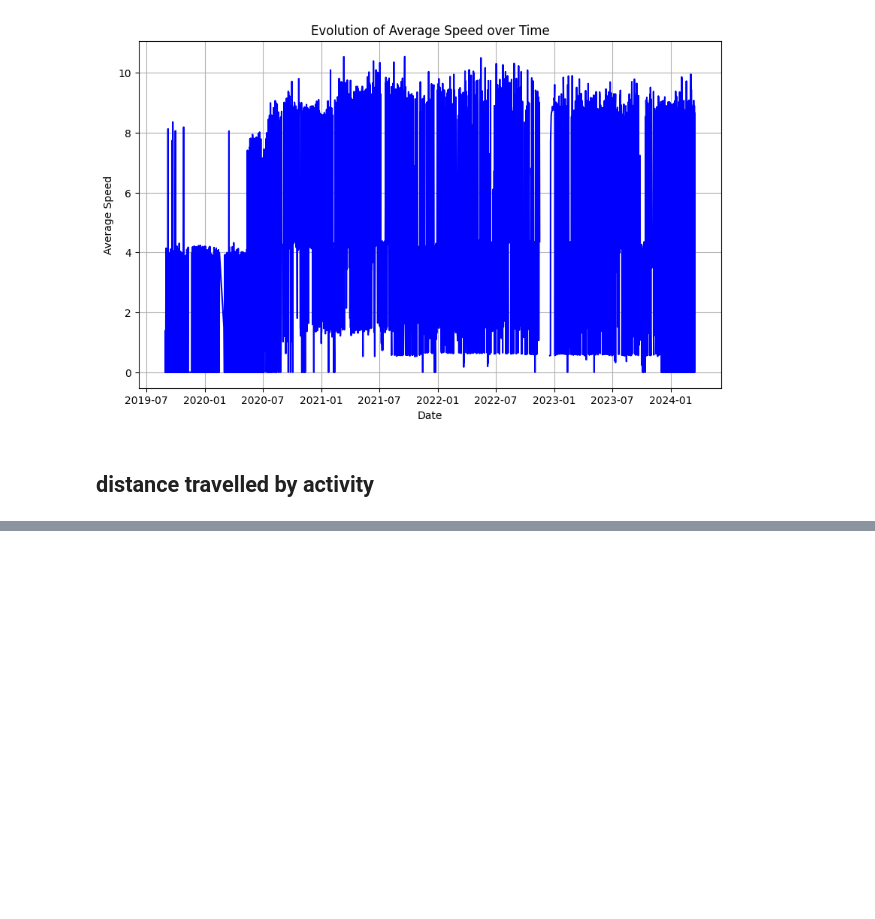
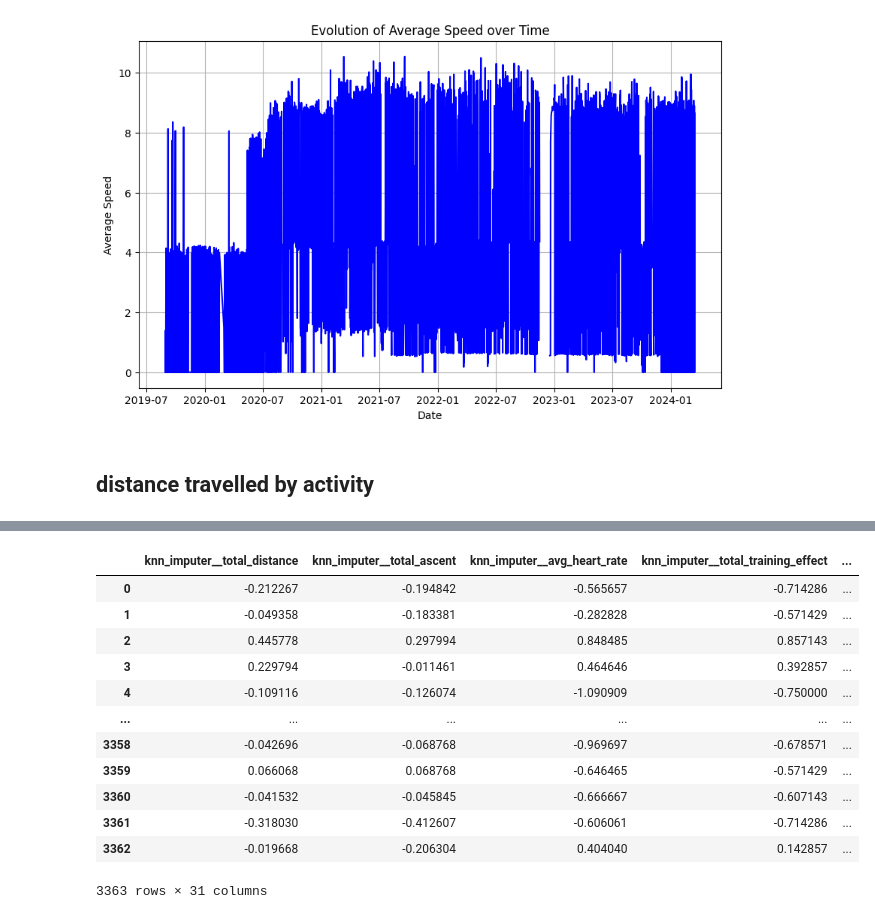
Before and after one commit to nicblanc/overcome-tomorrow, a Jupyter notebook: notebooks/anaylse_dataset.ipynb, the cells around one changed output, grey strips where cells are left out. Drawn from its saved outputs; the diff is of its cells as text; code cells hidden in the pictures; blank space fills up the shorter version.

```diff
--- a/notebooks/anaylse_dataset.ipynb
+++ b/notebooks/anaylse_dataset.ipynb
@@ -575,0 +504,16 @@ ModuleNotFoundError: No module named 'mpl_toolkits.basemap'
+# %%
+preprocess_activity_df
+# %% [output]
+|  | knn_imputer__total_distance | knn_imputer__total_ascent | knn_imputer__avg_heart_rate | knn_imputer__total_training_effect | ... |
+| 0 | -0.212267 | -0.194842 | -0.565657 | -0.714286 | ... |
+| 1 | -0.049358 | -0.183381 | -0.282828 | -0.571429 | ... |
+| 2 | 0.445778 | 0.297994 | 0.848485 | 0.857143 | ... |
+| 3 | 0.229794 | -0.011461 | 0.464646 | 0.392857 | ... |
+| 4 | -0.109116 | -0.126074 | -1.090909 | -0.750000 | ... |
+| ... | ... | ... | ... | ... | ... |
+| 3358 | -0.042696 | -0.068768 | -0.969697 | -0.678571 | ... |
+| 3359 | 0.066068 | 0.068768 | -0.646465 | -0.571429 | ... |
+| 3360 | -0.041532 | -0.045845 | -0.666667 | -0.607143 | ... |
+| 3361 | -0.318030 | -0.412607 | -0.606061 | -0.714286 | ... |
+| 3362 | -0.019668 | -0.206304 | 0.404040 | 0.142857 | ... |
+3363 rows × 31 columns
```
Also changed, not shown: parts of 21 cells of this notebook.
